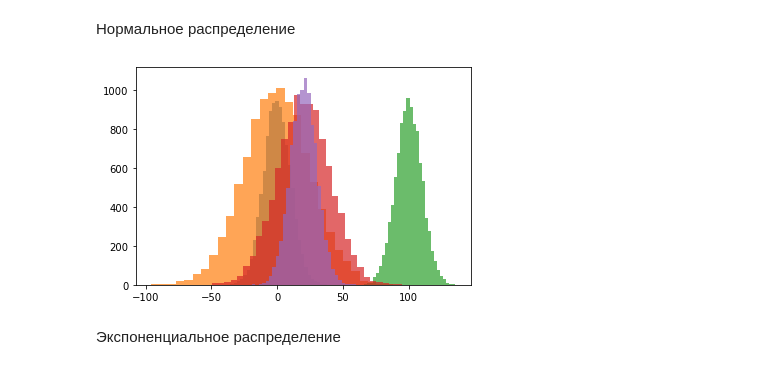
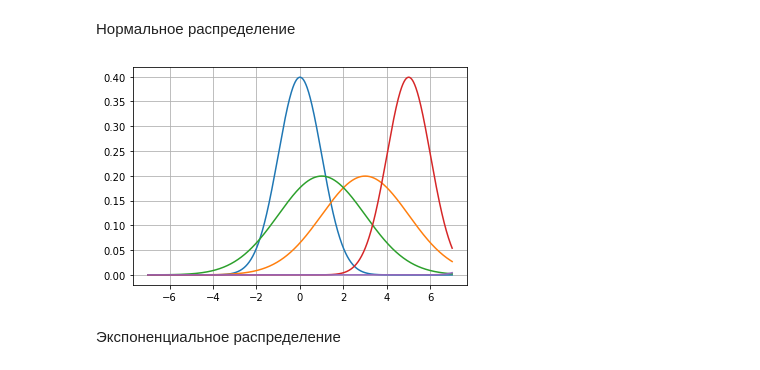
Before and after one commit to Ivan-jcnc/Python_PYDP-18, a Jupyter notebook: 28-Random/08. Random.ipynb, the cells around one changed output. Cells and saved outputs as stored; diff of their text form; code cells hidden in the pictures.

```diff
--- a/28-Random/08. Random.ipynb
+++ b/28-Random/08. Random.ipynb
@@ -46,10 +41,15 @@ rs_5 = np.random.normal(loc=20, scale=10, size=(10000))
-# %%
-plt.hist(rs_1, bins=30, alpha=0.7);
-plt.hist(rs_2, bins=30, alpha=0.7);
-plt.hist(rs_3, bins=30, alpha=0.7);
-plt.hist(rs_4, bins=30, alpha=0.7);
-plt.hist(rs_5, bins=30, alpha=0.7);
-# %% [output]
-[figure, removed]
+# %%
+x = np.linspace(-7, 7, 1000)
+mean = [0, 3, 1, 5, 10]
+std = [1, 2, 2, 1, 1]
+
+
+for i, (a, sigma) in enumerate(zip(mean, std)):
+    plt.plot(x, sps.norm(a, sigma).pdf(x))
+
+plt.grid()
+plt.show()
+# %% [output]
+[figure, added]
 # %% [markdown]
 Экспоненциальное распределение
```
Also changed, not shown: parts of 9 cells of this notebook.
